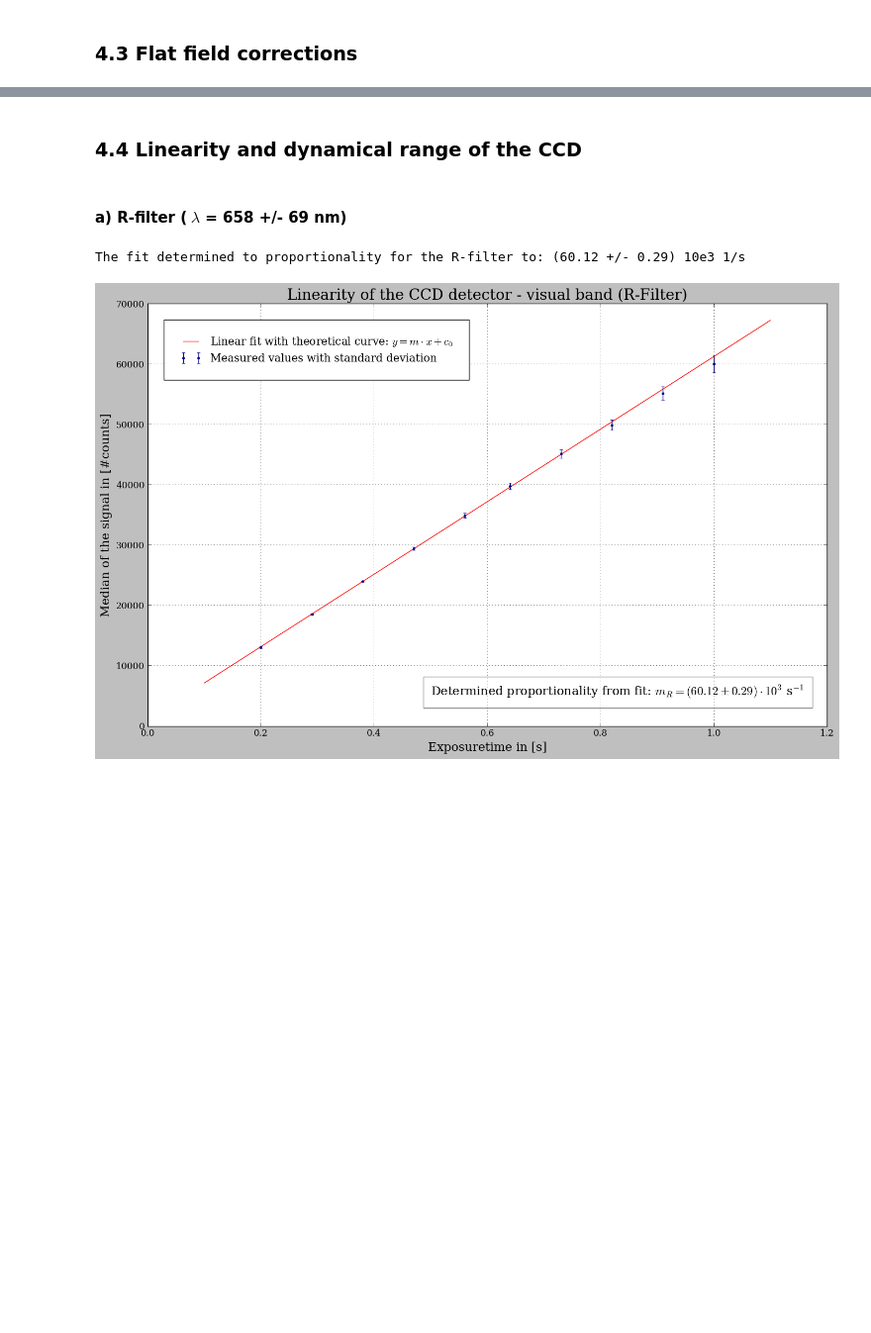
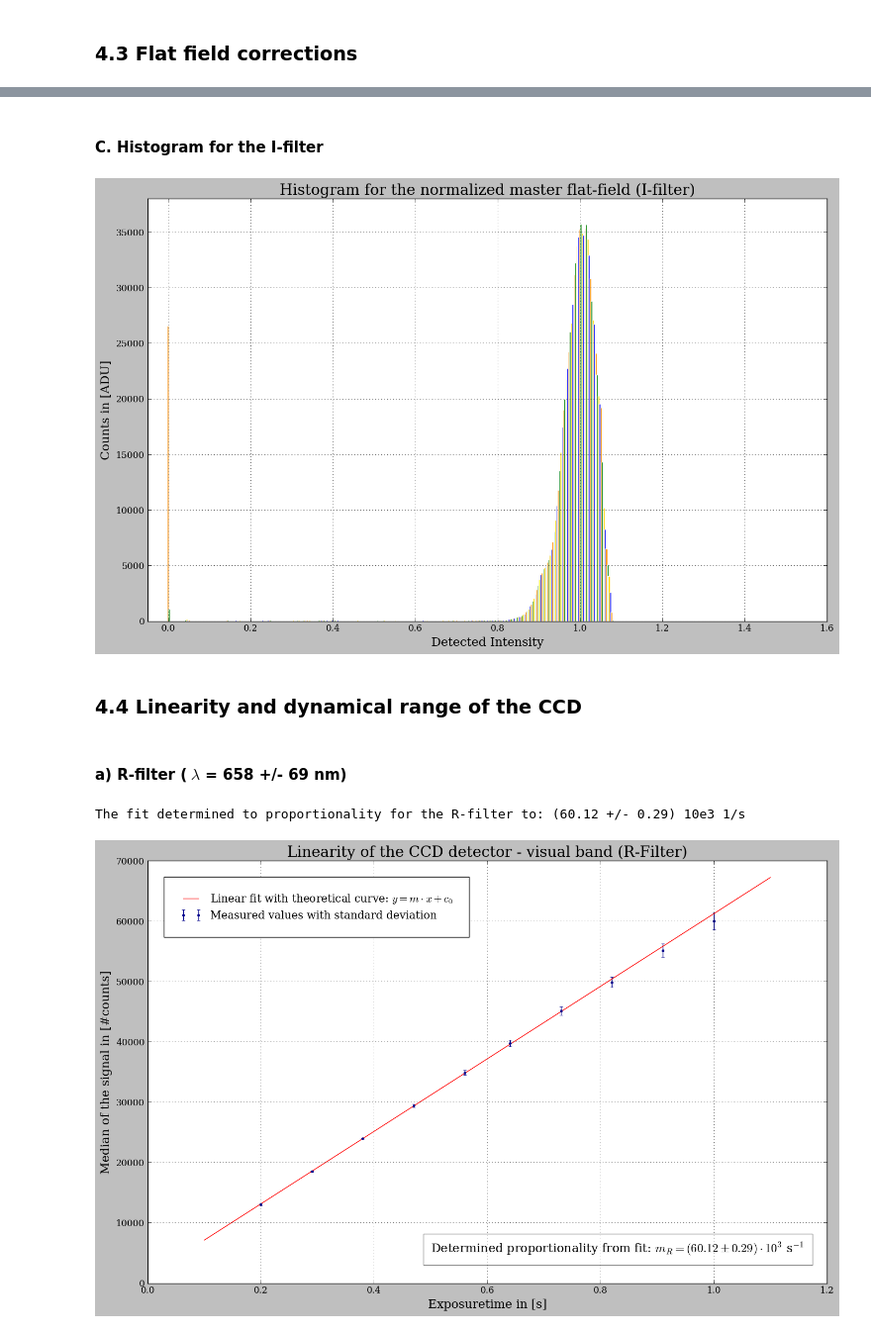
Before and after one commit to mathieukaltschmidt/FP-physics-lab-course, a Jupyter notebook: F30 Stellar CCD-Photometry/Python /TelescopeDATA.ipynb, the cells around one changed output, grey strips where cells are left out. Shown: that part at 99% size. Saved outputs shown, nothing was run; the diff lists cells and outputs as text; code cells hidden in the pictures; blank space fills up the shorter version.

```diff
--- a/F30 Stellar CCD-Photometry/Python /TelescopeDATA.ipynb
+++ b/F30 Stellar CCD-Photometry/Python /TelescopeDATA.ipynb
@@ -133,3 +167,22 @@ plt.bar(binsV,xV,width=0.004,edgecolor = 'w')
+# %% [markdown]
+#### C. Histogram for the I-filter
+# %%
+#Plotting I
+
+plt.bar(binsI,xI,width=0.004,edgecolor = 'w',color = colors)
+plt.xlim(-0.05,1.6)
+plt.ylim(0,38000)
+
+plt.title("Histogram for the normalized master flat-field (I-filter)", size = 20)
+plt.ylabel(r'Counts in [ADU]', size=16)
+plt.xlabel(r'Detected Intensity', size=16)
+plt.grid(ls='dotted')
+
+#Saving figure
+plt.tight_layout()
+plt.savefig('Plots/histI.pdf', format='PDF')
+# %% [output]
+[figure, added]
 # %% [markdown]
 ### 4.4 Linearity and dynamical range of the CCD
 # %%
```
Also changed, not shown: parts of 22 cells of this notebook, 43 other files.
